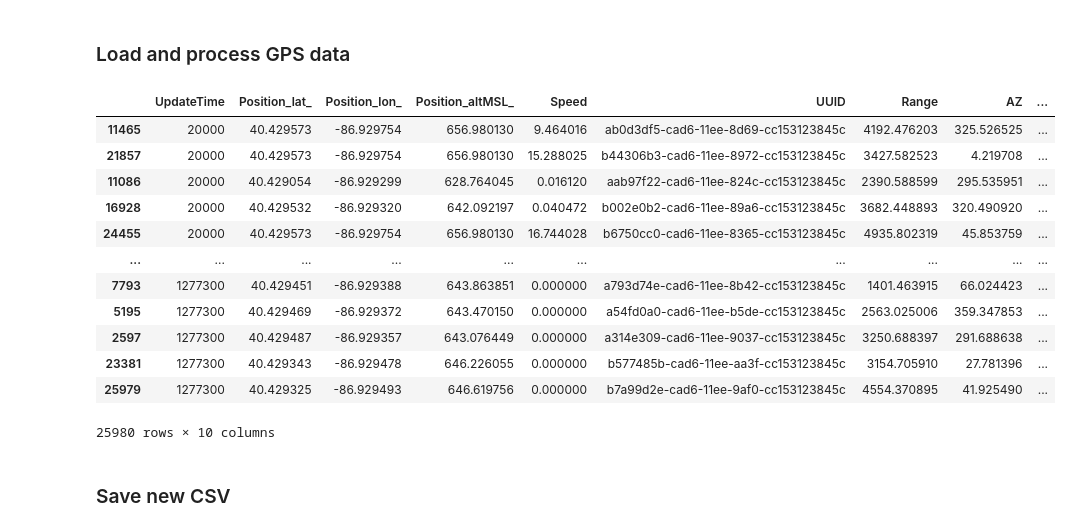
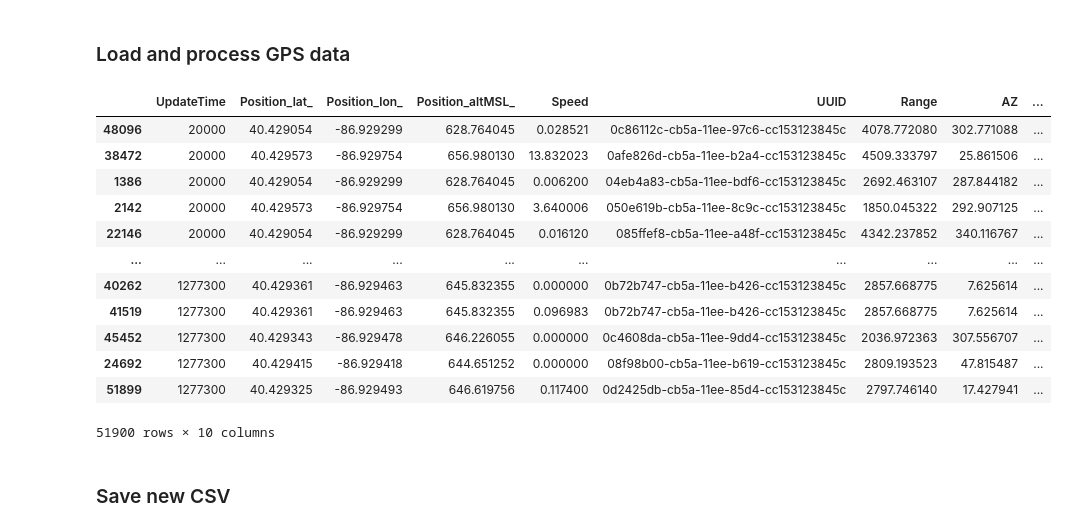
Before and after one commit to tuckerdickson/RADAR-Declutter, a Jupyter notebook: notebooks/gpsConversion.ipynb, the cells around one changed output. Drawn from its saved outputs; the diff is of its cells as text; code cells hidden in the pictures.

```diff
--- a/notebooks/gpsConversion.ipynb
+++ b/notebooks/gpsConversion.ipynb
@@ -228,46 +228,53 @@ for rep in range(generativeCycles):
             lastDiffX = currentDiffX
             lastDiffY = currentDiffY
 
             # speed unit conversion (not sure what this should actually be?) currently m/s
             data['speed(mph)'].iat[i]*=0.44704
 
         data['UUID'] = track_IDs
         data['Range'] = ranges
         data['AZ'] = bearings
         data['EL'] = elevations
 
         # Wasn't letting me drop first row during iteration idk why
         radialVels[0] = radialVels[1]
         data['RadialVelocity'] = radialVels
 
         finalTracks.append(data)
 
+        #Add reversed track
+        data_r = data.copy()
+        data_r['speed(mph)'] = data['speed(mph)'].shift(1)
+        data_r['time(millisecond)'] = data['time(millisecond)'][::-1]
+
+        finalTracks.append(data_r.iloc[1:])
+
 df_gps = pd.concat(finalTracks, ignore_index=True)
 df_gps = df_gps.sort_values(by='time(millisecond)', ascending=True)
 df_gps.name = 'gpsData.csv'
 
 # drop unimportant columns from gps data
 df_gps = df_gps.drop(columns=NI_GPS)
 
 # rename all of the gps columns to match ecco
 df_gps = df_gps.rename(columns=GPS_MAP, errors='raise')
 
-# display a summary of the fields for each dataset
+# show dataframe
 df_gps
 # %% [output]
 |  | UpdateTime | Position_lat_ | Position_lon_ | Position_altMSL_ | Speed | UUID | Range | AZ | ... |
-| 11465 | 20000 | 40.429573 | -86.929754 | 656.980130 | 9.464016 | ab0d3df5-cad6-11ee-8d69-cc153123845c | 4192.476203 | 325.526525 | ... |
-| 21857 | 20000 | 40.429573 | -86.929754 | 656.980130 | 15.288025 | b44306b3-cad6-11ee-8972-cc153123845c | 3427.582523 | 4.219708 | ... |
-| 11086 | 20000 | 40.429054 | -86.929299 | 628.764045 | 0.016120 | aab97f22-cad6-11ee-824c-cc153123845c | 2390.588599 | 295.535951 | ... |
-| 16928 | 20000 | 40.429532 | -86.929320 | 642.092197 | 0.040472 | b002e0b2-cad6-11ee-89a6-cc153123845c | 3682.448893 | 320.490920 | ... |
-| 24455 | 20000 | 40.429573 | -86.929754 | 656.980130 | 16.744028 | b6750cc0-cad6-11ee-8365-cc153123845c | 4935.802319 | 45.853759 | ... |
+| 48096 | 20000 | 40.429054 | -86.929299 | 628.764045 | 0.028521 | 0c86112c-cb5a-11ee-97c6-cc153123845c | 4078.772080 | 302.771088 | ... |
+| 38472 | 20000 | 40.429573 | -86.929754 | 656.980130 | 13.832023 | 0afe826d-cb5a-11ee-b2a4-cc153123845c | 4509.333797 | 25.861506 | ... |
+| 1386 | 20000 | 40.429054 | -86.929299 | 628.764045 | 0.006200 | 04eb4a83-cb5a-11ee-bdf6-cc153123845c | 2692.463107 | 287.844182 | ... |
+| 2142 | 20000 | 40.429573 | -86.929754 | 656.980130 | 3.640006 | 050e619b-cb5a-11ee-8c9c-cc153123845c | 1850.045322 | 292.907125 | ... |
+| 22146 | 20000 | 40.429054 | -86.929299 | 628.764045 | 0.016120 | 085ffef8-cb5a-11ee-a48f-cc153123845c | 4342.237852 | 340.116767 | ... |
 | ... | ... | ... | ... | ... | ... | ... | ... | ... | ... |
-| 7793 | 1277300 | 40.429451 | -86.929388 | 643.863851 | 0.000000 | a793d74e-cad6-11ee-8b42-cc153123845c | 1401.463915 | 66.024423 | ... |
-| 5195 | 1277300 | 40.429469 | -86.929372 | 643.470150 | 0.000000 | a54fd0a0-cad6-11ee-b5de-cc153123845c | 2563.025006 | 359.347853 | ... |
-| 2597 | 1277300 | 40.429487 | -86.929357 | 643.076449 | 0.000000 | a314e309-cad6-11ee-9037-cc153123845c | 3250.688397 | 291.688638 | ... |
-| 23381 | 1277300 | 40.429343 | -86.929478 | 646.226055 | 0.000000 | b577485b-cad6-11ee-aa3f-cc153123845c | 3154.705910 | 27.781396 | ... |
-| 25979 | 1277300 | 40.429325 | -86.929493 | 646.619756 | 0.000000 | b7a99d2e-cad6-11ee-9af0-cc153123845c | 4554.370895 | 41.925490 | ... |
+| 40262 | 1277300 | 40.429361 | -86.929463 | 645.832355 | 0.000000 | 0b72b747-cb5a-11ee-b426-cc153123845c | 2857.668775 | 7.625614 | ... |
+| 41519 | 1277300 | 40.429361 | -86.929463 | 645.832355 | 0.096983 | 0b72b747-cb5a-11ee-b426-cc153123845c | 2857.668775 | 7.625614 | ... |
+| 45452 | 1277300 | 40.429343 | -86.929478 | 646.226055 | 0.000000 | 0c4608da-cb5a-11ee-9dd4-cc153123845c | 2036.972363 | 307.556707 | ... |
+| 24692 | 1277300 | 40.429415 | -86.929418 | 644.651252 | 0.000000 | 08f98b00-cb5a-11ee-b619-cc153123845c | 2809.193523 | 47.815487 | ... |
+| 51899 | 1277300 | 40.429325 | -86.929493 | 646.619756 | 0.117400 | 0d2425db-cb5a-11ee-85d4-cc153123845c | 2797.746140 | 17.427941 | ... |
-25980 rows × 10 columns
+51900 rows × 10 columns
 # %% [markdown]
 ### Save new CSV
 # %%
```
Also changed, not shown: parts of 1 cell of this notebook, 2 other files.
